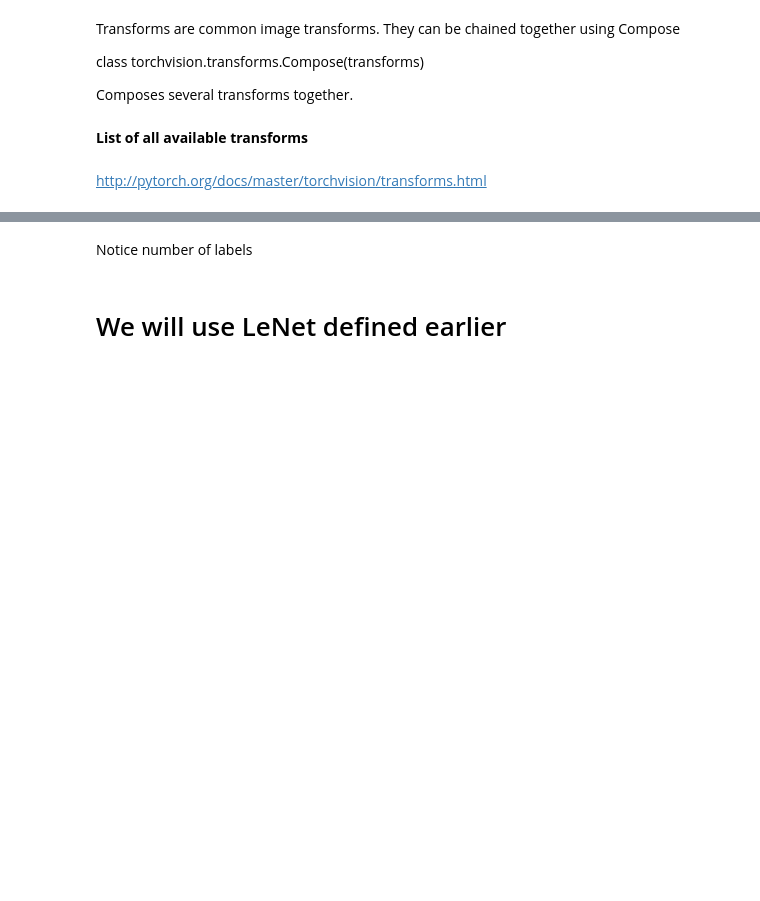
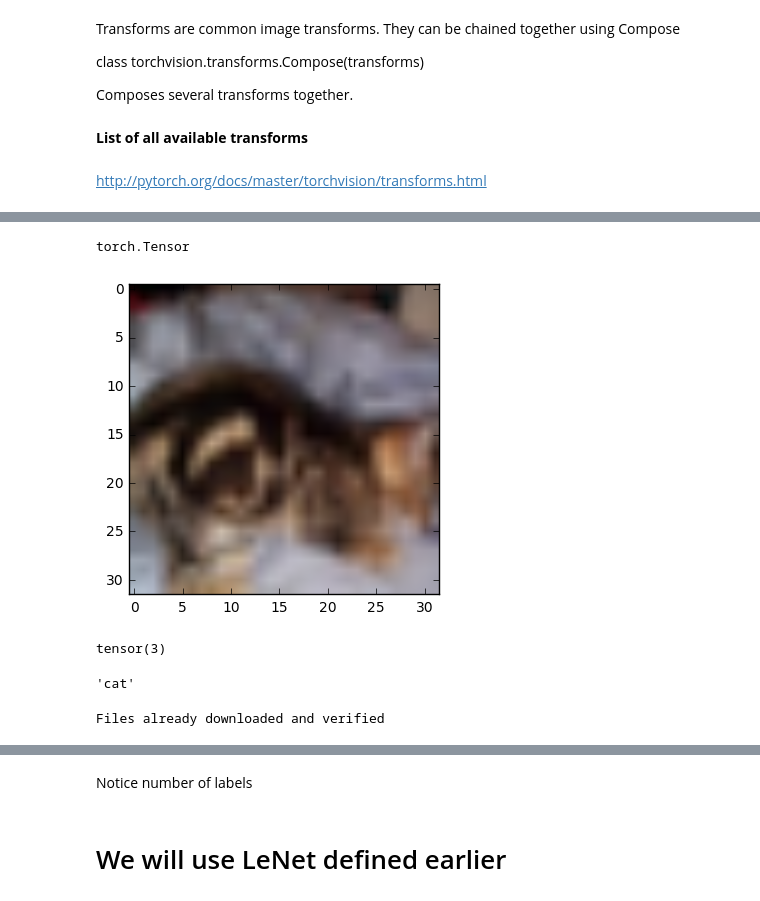
Before and after one commit to Aliases/discussions-cs175, a Jupyter notebook: Pytorch Introduction.ipynb, the cells around one changed output, grey strips where cells are left out. Cells and saved outputs as stored; diff of their text form; code cells hidden in the pictures; blank space fills up the shorter version.

```diff
--- a/Pytorch Introduction.ipynb
+++ b/Pytorch Introduction.ipynb
@@ -1253,7 +1421,7 @@ aa.type()
 import numpy as np
 # %%
 def imshow(img):
-#     img = img / 2 + 0.5     # unnormalize
+    img = img / 2 + 0.5     # unnormalize
     npimg = img.numpy()
     plt.imshow(np.transpose(npimg, (1, 2, 0)))
 # %%
@@ -1264,3 +1434,28 @@ trainset = torchvision.datasets.CIFAR10(root='data', train=True,
 # %%
 trainloader = torch.utils.data.DataLoader(trainset, batch_size=4,
-                                          shuffle=True, num_workers=2)
+                                          shuffle=True)
+# %%
+train_iterator = iter(trainloader)
+# %%
+imgs, lbls = train_iterator.next()
+# %%
+type(imgs[0])
+# %% [output]
+torch.Tensor
+# %%
+imshow(imgs[0])
+# %% [output]
+[figure, added]
+# %%
+lbls[0]
+# %% [output]
+tensor(3)
+# %%
+classes[lbls[0]]
+# %% [output]
+'cat'
+# %%
+testset = torchvision.datasets.CIFAR10(root='data', train=False,
+                                        download=True, transform=transform)
+# %% [output]
+Files already downloaded and verified
```
Also changed, not shown: parts of 46 cells of this notebook.
